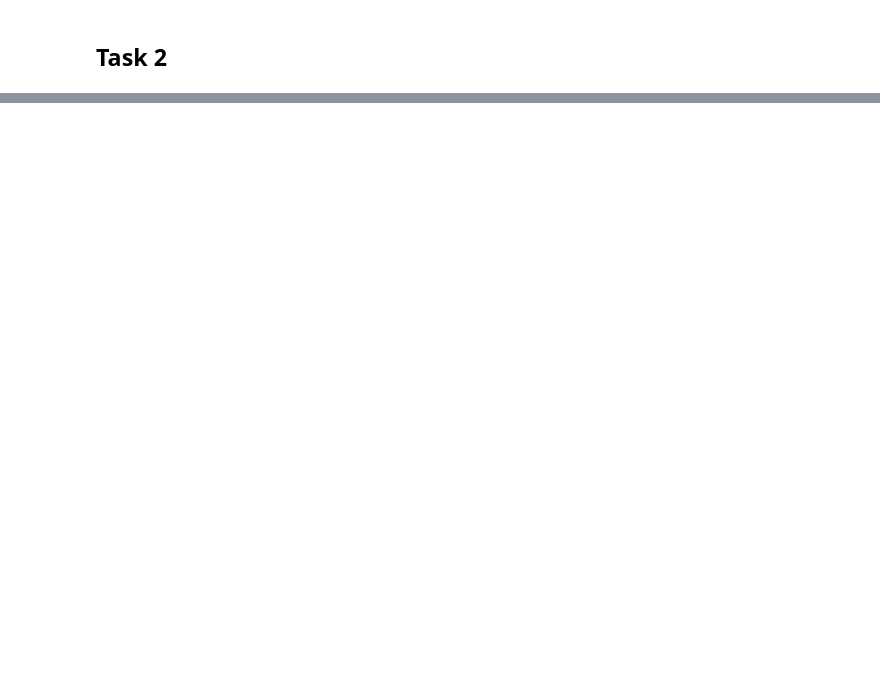
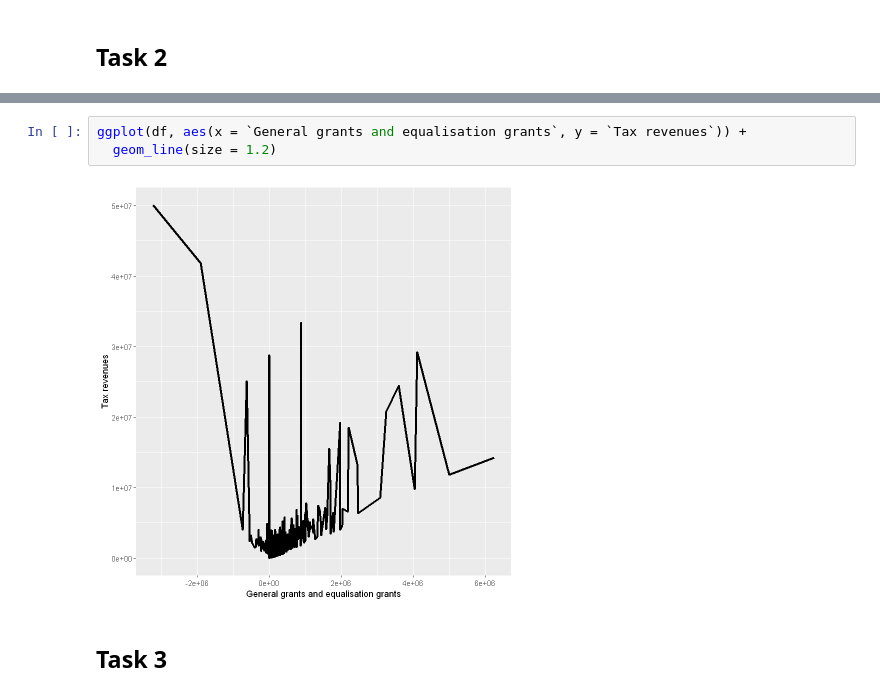
Before and after one commit to Keno-git/DS_assigment1, a Jupyter notebook: Assignment_2/Assignment_2.ipynb, the cells around one changed output, grey strips where cells are left out. Drawn from its saved outputs; the diff is of its cells as text; blank space fills up the shorter version.

Commit message:
Task 2

```diff
--- a/Assignment_2/Assignment_2.ipynb
+++ b/Assignment_2/Assignment_2.ipynb
@@ -279,0 +292,7 @@ A data.frame: 1740 × 22
+# %%
+ggplot(df, aes(x = `General grants and equalisation grants`, y = `Tax revenues`)) +
+  geom_line(size = 1.2)
+# %% [output]
+[figure, added]
+# %% [markdown]
+## Task 3
```
Also changed, not shown: parts of 6 cells of this notebook.
